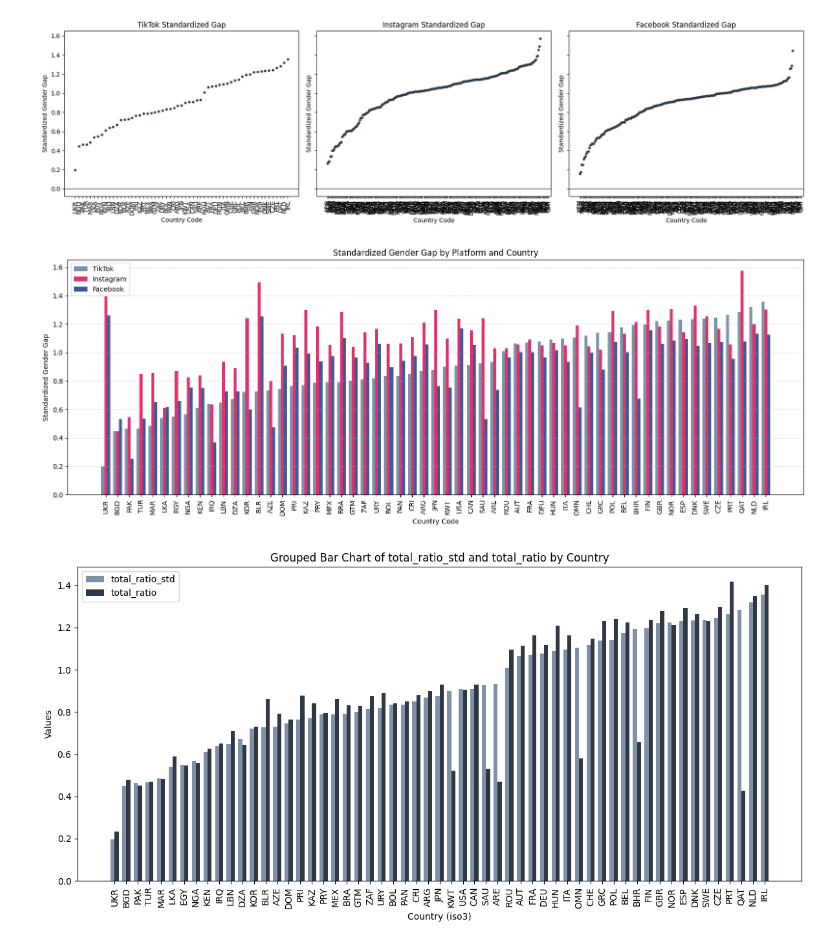
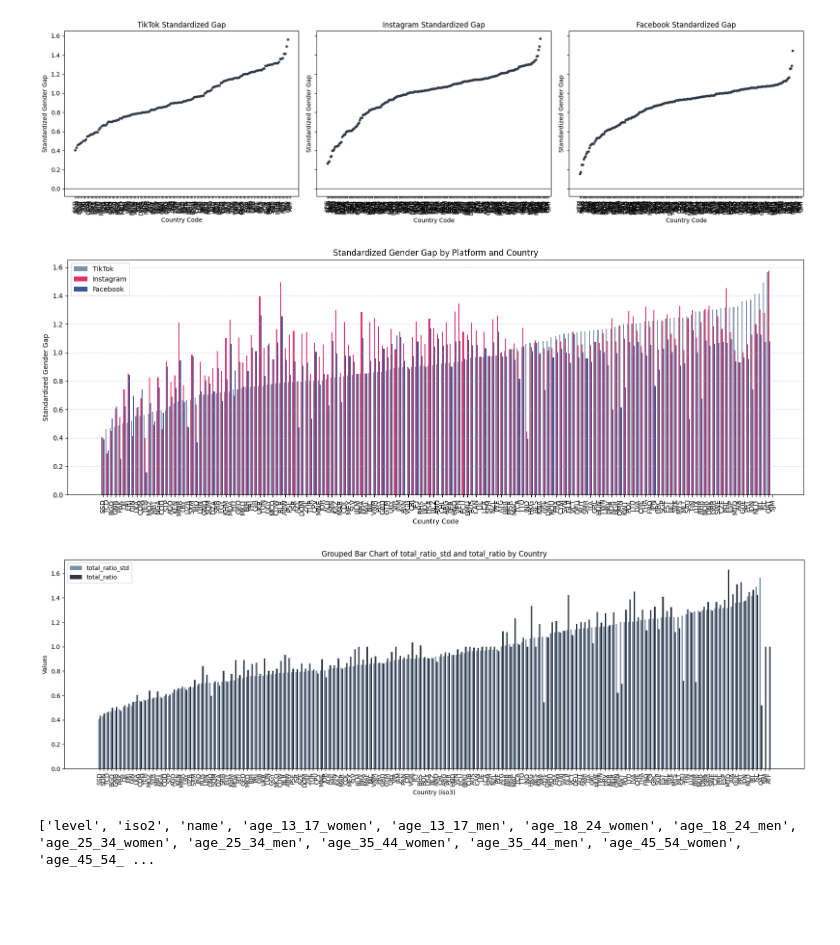
Before and after one commit to hschwed/PDSAI, a Jupyter notebook: src/analyze_data/descriptive_and_graphs.ipynb, the cells around one changed output. Cells and saved outputs as stored; diff of their text form; code cells hidden in the pictures; blank space fills up the shorter version.

Commit message:
fix rounding, re-load data, fix analyses

```diff
--- a/src/analyze_data/descriptive_and_graphs.ipynb
+++ b/src/analyze_data/descriptive_and_graphs.ipynb
@@ -1,23 +1,28 @@
 # %%
 #### Statistical Tests and Analyses
-import math
 import numpy as np
 from scipy.stats import shapiro, ttest_rel, levene, wilcoxon, mannwhitneyu, ranksums
 import pandas as pd
 from pathlib import Path
 import matplotlib.pyplot as plt
 import json
+import sys
 
-INST_FILE = Path("../../data/transformed/inst_final.csv")
-POP_FILE = Path("../../data/transformed/pop_final.csv")
-TT_FILE = Path("../../data/transformed/tt_final_country.csv")
-FB_FILE = Path("../../data/transformed/fb_final.csv")
+project_root = Path().resolve().parent.parent  # from inside src/analyze/
 
-FILE_NAMES = {INST_FILE: "Instagram", POP_FILE: "Population", TT_FILE: "TikTok", FB_FILE: "Facebook"}
-FILES = [INST_FILE, TT_FILE, FB_FILE, POP_FILE]
+if str(project_root) not in sys.path:
+    sys.path.insert(0, str(project_root))
+
+INSTA_FILE = project_root / "data/transformed/insta_final.csv"
+POP_FILE = project_root / "data/transformed/pop_final.csv"
+TT_FILE = project_root / "data/transformed/tt_final_country.csv"
+FB_FILE = project_root / "data/transformed/fb_final.csv"
+
+FILE_NAMES = {INSTA_FILE: "Instagram", POP_FILE: "Population", TT_FILE: "TikTok", FB_FILE: "Facebook"}
+FILES = [INSTA_FILE, TT_FILE, FB_FILE, POP_FILE]
 
 fb = pd.read_csv(FB_FILE,sep=";")
 tt = pd.read_csv(TT_FILE,sep=";")
 pop = pd.read_csv(POP_FILE,sep=";")
-inst = pd.read_csv(INST_FILE,sep=";")
+inst = pd.read_csv(INSTA_FILE,sep=";")
 # %%
@@ -142,7 +225,7 @@ axes[2].grid(False)
 plt.tight_layout()
 plt.show()
 # %% [output]
-[figure, old version]
+[figure, new version]
 # %%
 # Compare sources side by side
 merged = tt[["iso3", "total_ratio_std"]].merge(inst[["iso3", "total_ratio_std"]], on="iso3", suffixes=("_tt", "_inst")).merge(fb[["iso3", "total_ratio_std"]], on="iso3").rename(columns={"total_ratio_std": "total_ratio_std_fb"})
@@ -171,31 +254,35 @@ plt.tight_layout()
 plt.grid(axis='y', linestyle='--', alpha=0.5)
 plt.show()
 # %% [output]
-[figure, old version]
+[figure, new version]
 # %%
 # compare TikTok gap vs standardized gap
 merged = tt[["iso3", "total_ratio_std", "total_ratio"]].sort_values("total_ratio_std", ascending=True)
 
 countries = merged["iso3"]
 std_values = merged["total_ratio_std"]
 raw_values = merged["total_ratio"]
 
 x = np.arange(len(countries))  # label locations
 width = 0.35  # width of the bars
 
-fig, ax = plt.subplots(figsize=(12,6))
+fig, ax = plt.subplots(figsize=(18,6))
 bars1 = ax.bar(x - width/2, std_values, width, label='total_ratio_std', color= '#7F91A7')
 bars2 = ax.bar(x + width/2, raw_values, width, label='total_ratio', color='#303845')
 
 # Add labels, title, and legend
 ax.set_xlabel('Country (iso3)')
 ax.set_ylabel('Values')
 ax.set_title('Grouped Bar Chart of total_ratio_std and total_ratio by Country')
 ax.set_xticks(x)
 ax.set_xticklabels(countries, rotation=90)
 ax.legend()
 
 plt.tight_layout()
 plt.show()
 # %% [output]
-[figure, old version]
+[figure, new version]
+# %%
+print(tt.columns.to_list())
+# %% [output]
+['level', 'iso2', 'name', 'age_13_17_women', 'age_13_17_men', 'age_18_24_women', 'age_18_24_men', 'age_25_34_women', 'age_25_34_men', 'age_35_44_women', 'age_35_44_men', 'age_45_54_women', 'age_45_54_ ...
```
Also changed, not shown: parts of 11 cells of this notebook, 21 other files.
